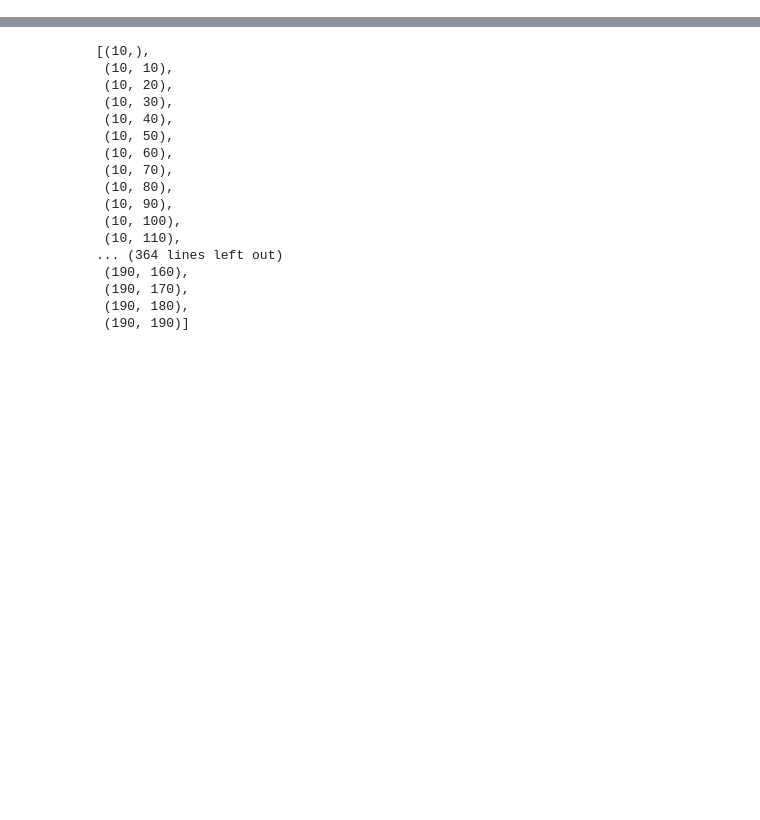
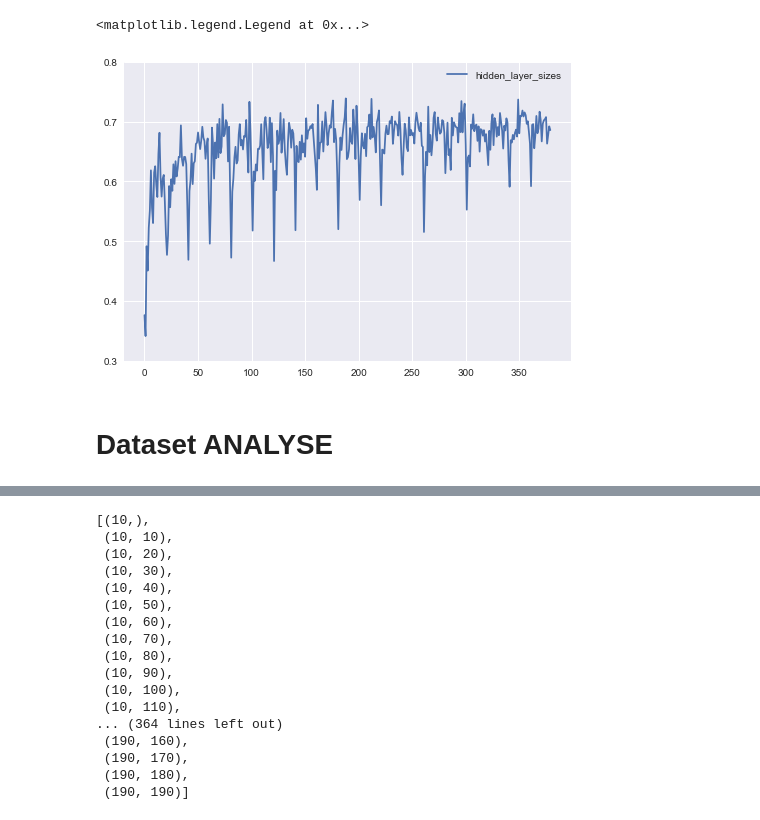
Before and after one commit to Asifadam93/UserActivityRecognition, a Jupyter notebook: Notebook_python/Dataset Analyse NPU.ipynb, the cells around one changed output, grey strips where cells are left out. Drawn from its saved outputs; the diff is of its cells as text; code cells hidden in the pictures; blank space fills up the shorter version.

```diff
--- a/Notebook_python/Dataset Analyse NPU.ipynb
+++ b/Notebook_python/Dataset Analyse NPU.ipynb
@@ -37,0 +121,20 @@ Name: Action, dtype: int64
+# %%
+import warnings
+# suppression des messages d'erreurs
+warnings.filterwarnings('ignore')
+
+hidden_layer_sizes = []
+'''
+Les range sont choisi à partir d'une méthode itérative ayant indiqué que (95, 68, 78)
+était le meilleur parametre possible
+Là on tene un +/- 20
+'''
+a = np.array(range (1,20))
+a = a*10
+
+for i in a :
+    hidden_layer_sizes.append((i,))
+    for j in a :
+        hidden_layer_sizes.append((i,j))
+        #for k in range (58,98) :
+        #    hidden_layer_sizes.append((i,j, k))
@@ -37,0 +240,26 @@ Name: Action, dtype: int64
+# %%
+%matplotlib inline
+import matplotlib.pyplot as plt
+import seaborn; seaborn.set()
+import numpy as np
+
+
+# Configuration des valeurs utilisées sur l'axe des abscisses
+
+scores = [ mean_score.mean() for params, mean_score, mean_score in clf.grid_scores_ ]
+
+
+# Configuration de la présentation des axes
+plt.ylim([0.3,0.8])
+
+axes = plt.gca()
+
+
+
+
+
+plt.plot(scores)
+plt.legend(['hidden_layer_sizes'])
+# %% [output]
+<matplotlib.legend.Legend at 0x...>
+[figure, added]
@@ -37,0 +278,2 @@ Name: Action, dtype: int64
+# %% [markdown]
+# Dataset ANALYSE
```
Also changed, not shown: parts of 12 cells of this notebook, 1 other file.
